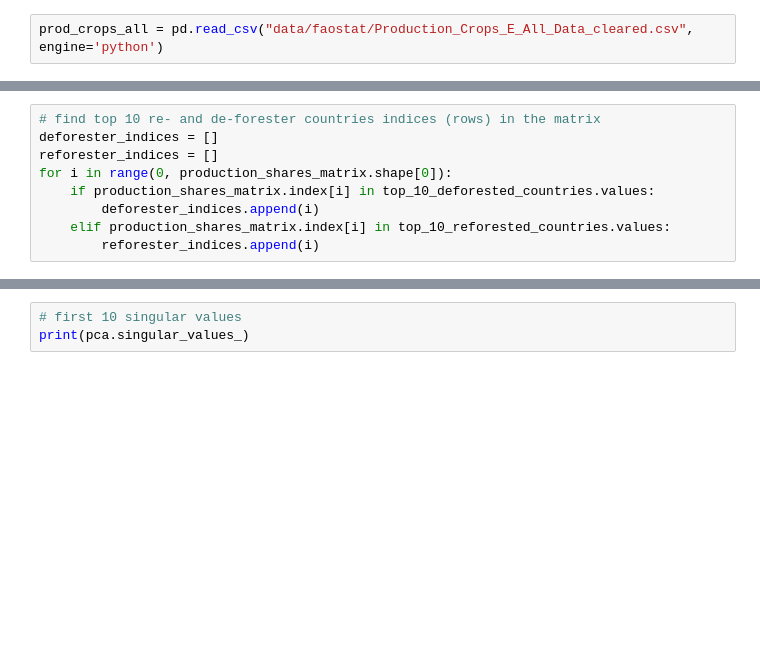
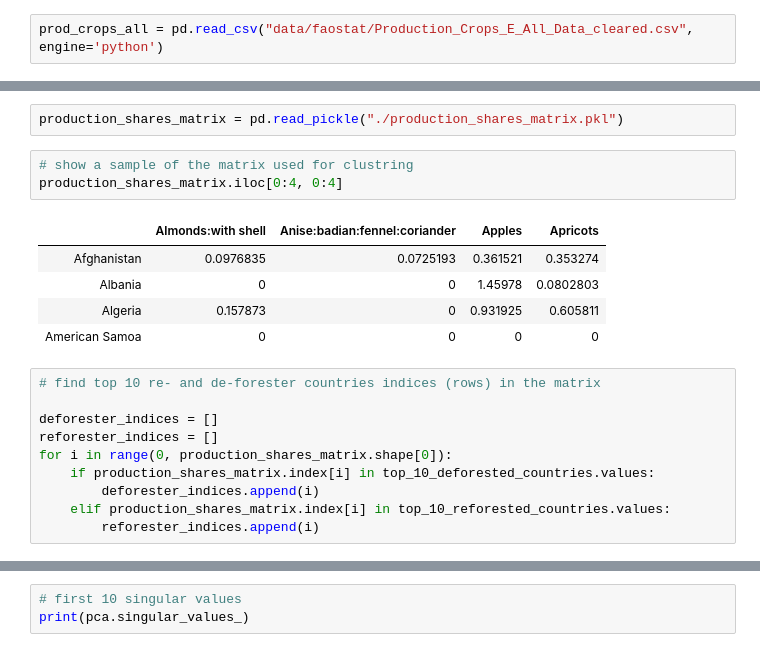
Before and after one commit to kostelansky17/disappearing_forests, a Jupyter notebook: Vidulis.ipynb, the cells around one changed output, grey strips where cells are left out. Drawn from its saved outputs; the diff is of its cells as text; blank space fills up the shorter version.

```diff
--- a/Vidulis.ipynb
+++ b/Vidulis.ipynb
@@ -693,5 +713,17 @@ production_shares_matrix
+# %%
+production_shares_matrix = pd.read_pickle("./production_shares_matrix.pkl")
+# %%
+# show a sample of the matrix used for clustring
+production_shares_matrix.iloc[0:4, 0:4]
+# %% [output]
+|  | Almonds:with shell | Anise:badian:fennel:coriander | Apples | Apricots |
+| Afghanistan | 0.0976835 | 0.0725193 | 0.361521 | 0.353274 |
+| Albania | 0 | 0 | 1.45978 | 0.0802803 |
+| Algeria | 0.157873 | 0 | 0.931925 | 0.605811 |
+| American Samoa | 0 | 0 | 0 | 0 |
 # %%
 # find top 10 re- and de-forester countries indices (rows) in the matrix
+
 deforester_indices = []
 reforester_indices = []
 for i in range(0, production_shares_matrix.shape[0]):
```
Also changed, not shown: parts of 20 cells of this notebook.
